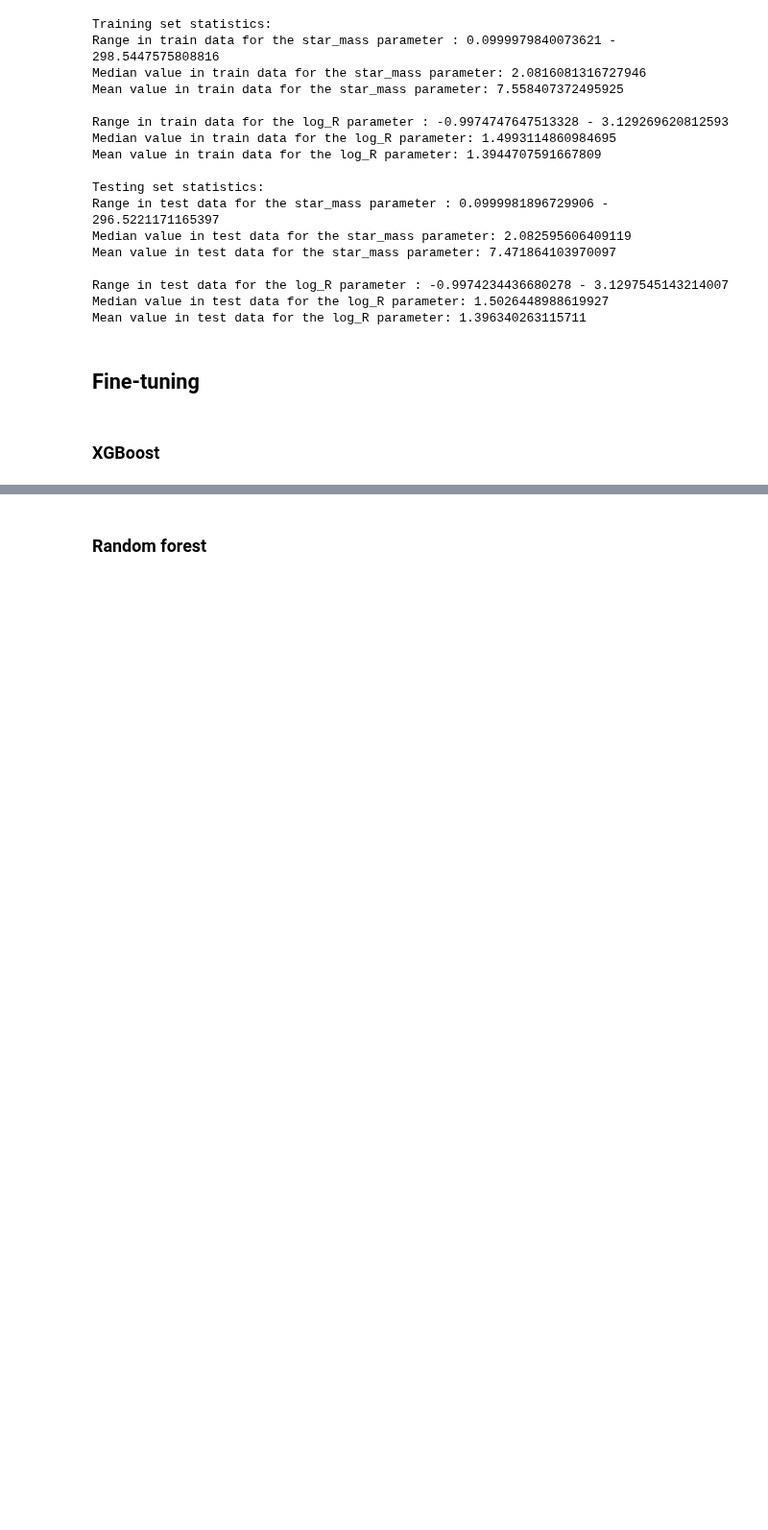
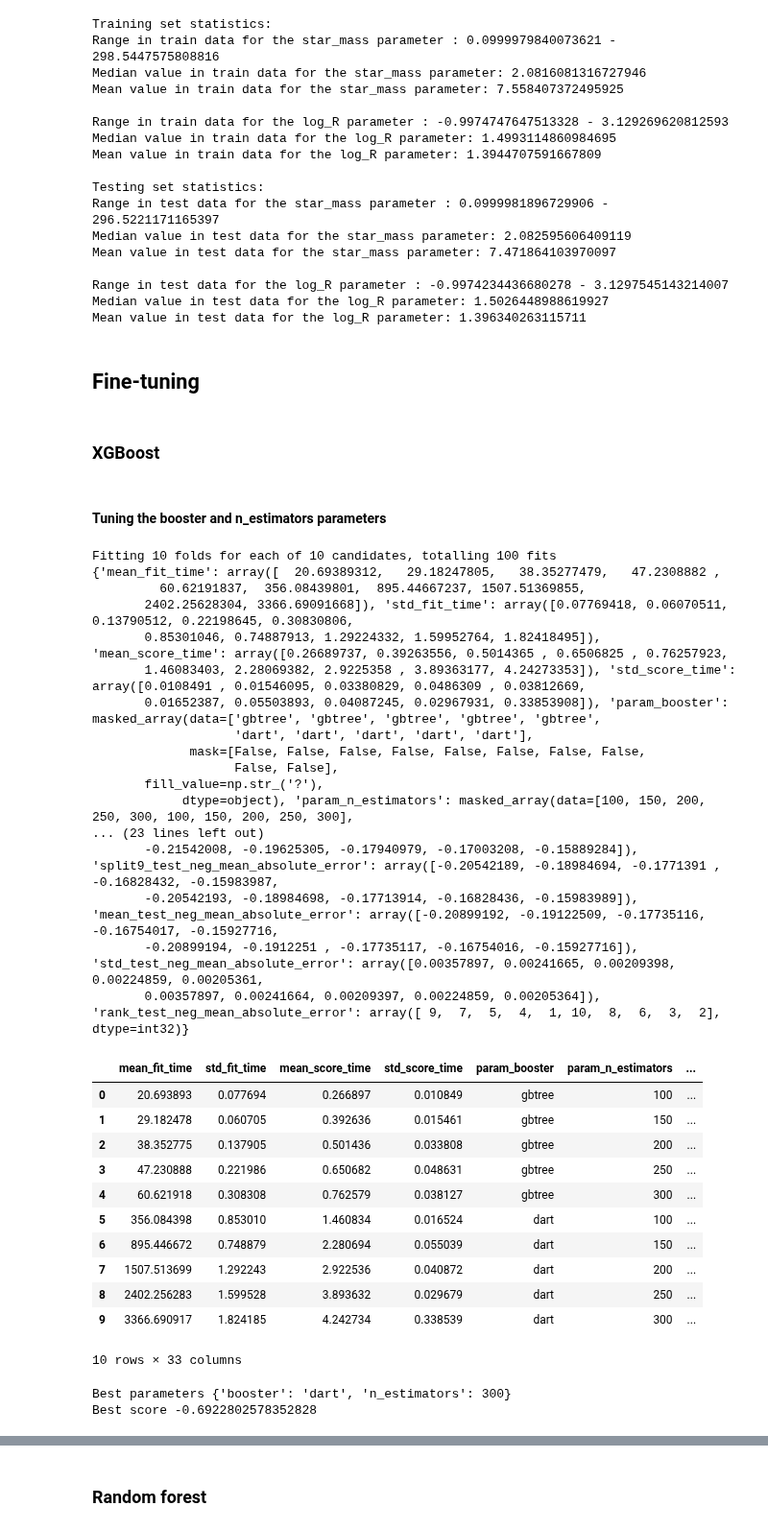
Before and after one commit to anpirott/thesis, a Jupyter notebook: notebooks/ML/method_ML/model_A/fine_tuned_models/MIST/Base/fine_tuned_models.ipynb, the cells around one changed output, grey strips where cells are left out. Shown at 96% size. Drawn from its saved outputs; the diff is of its cells as text; code cells hidden in the pictures; blank space fills up the shorter version.

Commit message:
changed the way fine-tuning is done, started re-doing the fine tuning for XGBoost using MIST

```diff
--- a/notebooks/ML/method_ML/model_A/fine_tuned_models/MIST/Base/fine_tuned_models.ipynb
+++ b/notebooks/ML/method_ML/model_A/fine_tuned_models/MIST/Base/fine_tuned_models.ipynb
@@ -59,3 +63,59 @@ Mean value in test data for the log_R parameter: 1.396340263115711
 ## Fine-tuning
 # %% [markdown]
 ### XGBoost
+# %% [markdown]
+#### Tuning the booster and n_estimators parameters
+# %%
+scoring = ["neg_root_mean_squared_error", "neg_mean_absolute_error"] # RMSE and MAE
+
+cv_params = {'booster': ["gbtree", "dart"],
+             'n_estimators': [100, 150, 200, 250, 300]
+            }
+
+gscv_xgb_1 = GridSearchCV(XGBRegressor(),
+                          param_grid = cv_params,
+                          scoring = scoring,
+                          cv = 10,
+                          verbose = 2,
+                          n_jobs = 10,
+                          refit="neg_root_mean_squared_error"
+)
+
+gscv_xgb_1.fit(X_train,y_train)
+print(gscv_xgb_1.cv_results_)
+df = pd.DataFrame.from_dict(gscv_xgb_1.cv_results_)
+display(df)
+print(f"Best parameters {gscv_xgb_1.best_params_}")
+print(f"Best score {gscv_xgb_1.best_score_}" )
+# %% [output]
+Fitting 10 folds for each of 10 candidates, totalling 100 fits
+{'mean_fit_time': array([  20.69389312,   29.18247805,   38.35277479,   47.2308882 ,
+         60.62191837,  356.08439801,  895.44667237, 1507.51369855,
+       2402.25628304, 3366.69091668]), 'std_fit_time': array([0.07769418, 0.06070511, 0.13790512, 0.22198645, 0.30830806,
+       0.85301046, 0.74887913, 1.29224332, 1.59952764, 1.82418495]), 'mean_score_time': array([0.26689737, 0.39263556, 0.5014365 , 0.6506825 , 0.76257923,
+       1.46083403, 2.28069382, 2.9225358 , 3.89363177, 4.24273353]), 'std_score_time': array([0.0108491 , 0.01546095, 0.03380829, 0.0486309 , 0.03812669,
+       0.01652387, 0.05503893, 0.04087245, 0.02967931, 0.33853908]), 'param_booster': masked_array(data=['gbtree', 'gbtree', 'gbtree', 'gbtree', 'gbtree',
+                   'dart', 'dart', 'dart', 'dart', 'dart'],
+             mask=[False, False, False, False, False, False, False, False,
+                   False, False],
+       fill_value=np.str_('?'),
+            dtype=object), 'param_n_estimators': masked_array(data=[100, 150, 200, 250, 300, 100, 150, 200, 250, 300],
+... (23 lines left out)
+       -0.21542008, -0.19625305, -0.17940979, -0.17003208, -0.15889284]), 'split9_test_neg_mean_absolute_error': array([-0.20542189, -0.18984694, -0.1771391 , -0.16828432, -0.15983987,
+       -0.20542193, -0.18984698, -0.17713914, -0.16828436, -0.15983989]), 'mean_test_neg_mean_absolute_error': array([-0.20899192, -0.19122509, -0.17735116, -0.16754017, -0.15927716,
+       -0.20899194, -0.1912251 , -0.17735117, -0.16754016, -0.15927716]), 'std_test_neg_mean_absolute_error': array([0.00357897, 0.00241665, 0.00209398, 0.00224859, 0.00205361,
+       0.00357897, 0.00241664, 0.00209397, 0.00224859, 0.00205364]), 'rank_test_neg_mean_absolute_error': array([ 9,  7,  5,  4,  1, 10,  8,  6,  3,  2], dtype=int32)}
+|  | mean_fit_time | std_fit_time | mean_score_time | std_score_time | param_booster | param_n_estimators | ... |
+| 0 | 20.693893 | 0.077694 | 0.266897 | 0.010849 | gbtree | 100 | ... |
+| 1 | 29.182478 | 0.060705 | 0.392636 | 0.015461 | gbtree | 150 | ... |
+| 2 | 38.352775 | 0.137905 | 0.501436 | 0.033808 | gbtree | 200 | ... |
+| 3 | 47.230888 | 0.221986 | 0.650682 | 0.048631 | gbtree | 250 | ... |
+| 4 | 60.621918 | 0.308308 | 0.762579 | 0.038127 | gbtree | 300 | ... |
+| 5 | 356.084398 | 0.853010 | 1.460834 | 0.016524 | dart | 100 | ... |
+| 6 | 895.446672 | 0.748879 | 2.280694 | 0.055039 | dart | 150 | ... |
+| 7 | 1507.513699 | 1.292243 | 2.922536 | 0.040872 | dart | 200 | ... |
+| 8 | 2402.256283 | 1.599528 | 3.893632 | 0.029679 | dart | 250 | ... |
+| 9 | 3366.690917 | 1.824185 | 4.242734 | 0.338539 | dart | 300 | ... |
+10 rows × 33 columns
+Best parameters {'booster': 'dart', 'n_estimators': 300}
+Best score -0.6922802578352828
```
Also changed, not shown: parts of 11 cells of this notebook, 17 other files.
